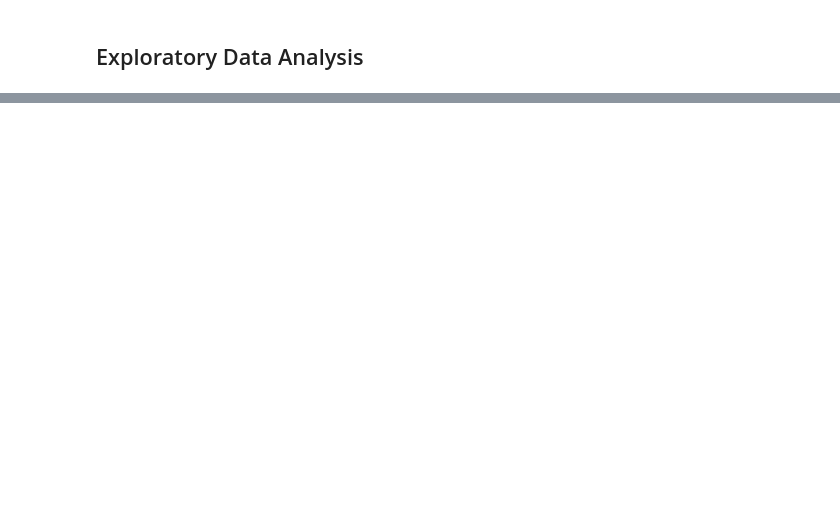
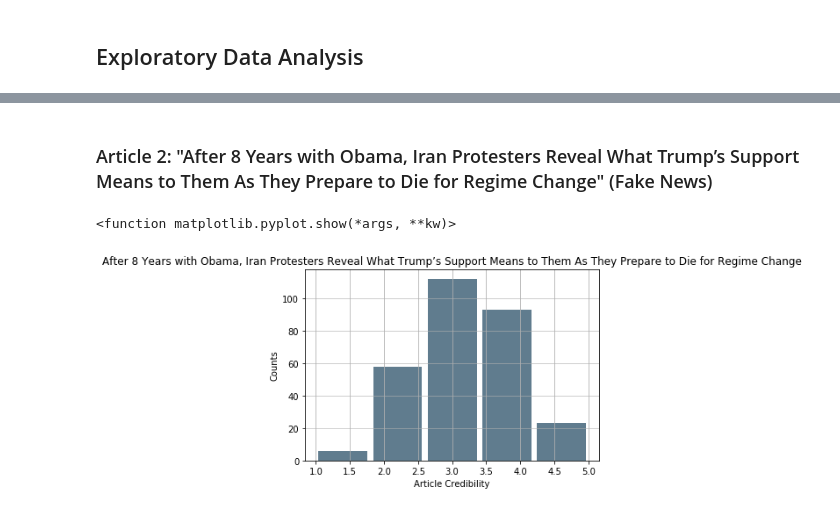
Before and after one commit to jimkaj/w210_FakeNews, a Jupyter notebook: FakeNewsExperiment.ipynb, the cells around one changed output, grey strips where cells are left out. Drawn from its saved outputs; the diff is of its cells as text; code cells hidden in the pictures; blank space fills up the shorter version.

```diff
--- a/FakeNewsExperiment.ipynb
+++ b/FakeNewsExperiment.ipynb
@@ -199,0 +215,17 @@ dtype: float64
+# %% [markdown]
+### Article 2: "After 8 Years with Obama, Iran Protesters Reveal What Trump’s Support Means to Them As They Prepare to Die for Regime Change" (Fake News)
+# %%
+%matplotlib inline
+#Histogram
+ser = pd.Series(data.Art02)
+ser.plot.hist(grid=True, bins=5, rwidth=0.9,
+                   color='#607c8e')
+plt.title('After 8 Years with Obama, Iran Protesters Reveal What Trump’s Support Means to Them As They Prepare to Die for \
+Regime Change')
+plt.xlabel('Article Credibility')
+plt.ylabel('Counts')
+plt.grid(axis='y', alpha=0.75)
+plt.show
+# %% [output]
+<function matplotlib.pyplot.show(*args, **kw)>
+[figure, added]
```
Also changed, not shown: parts of 23 cells of this notebook.
